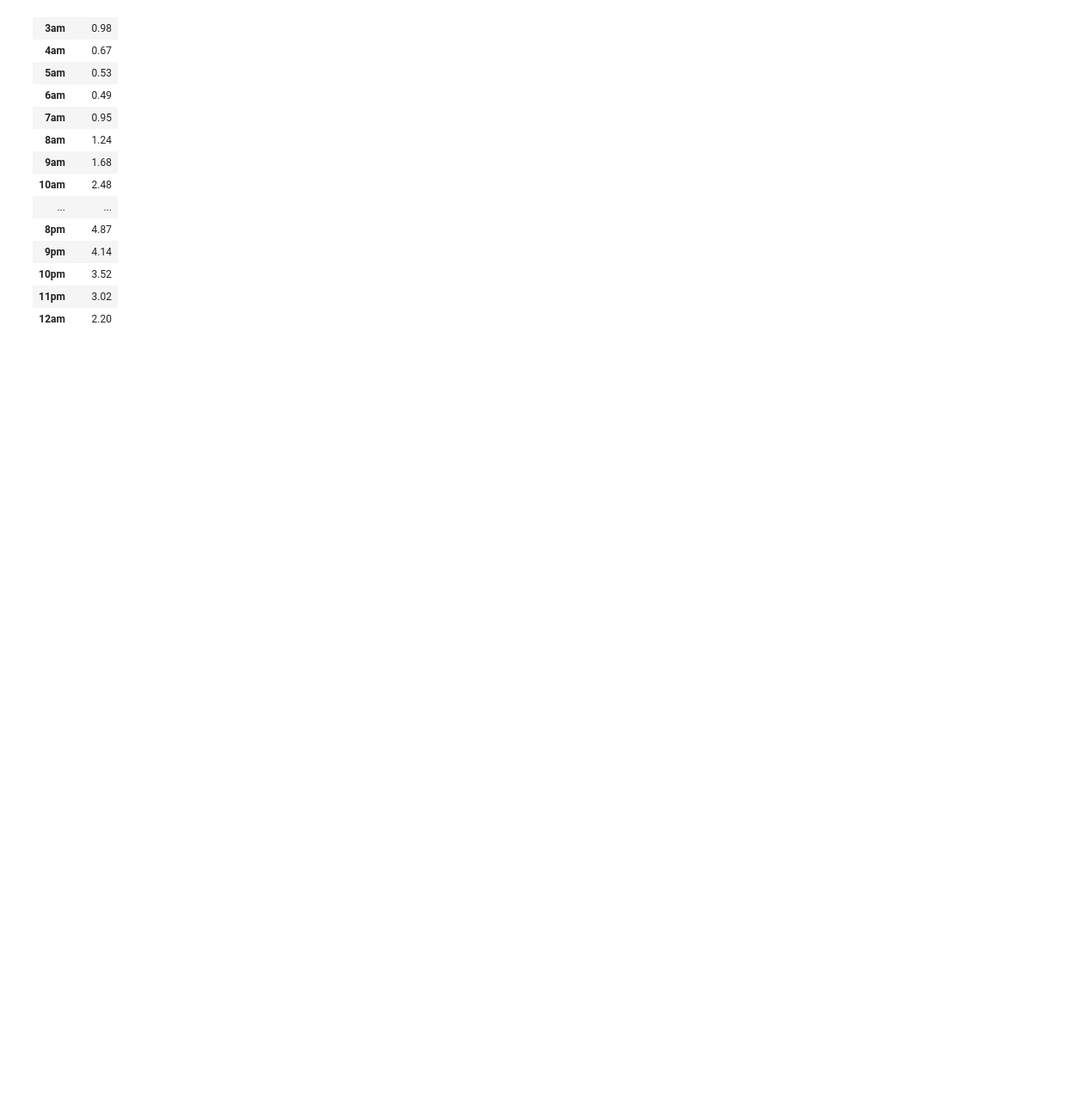
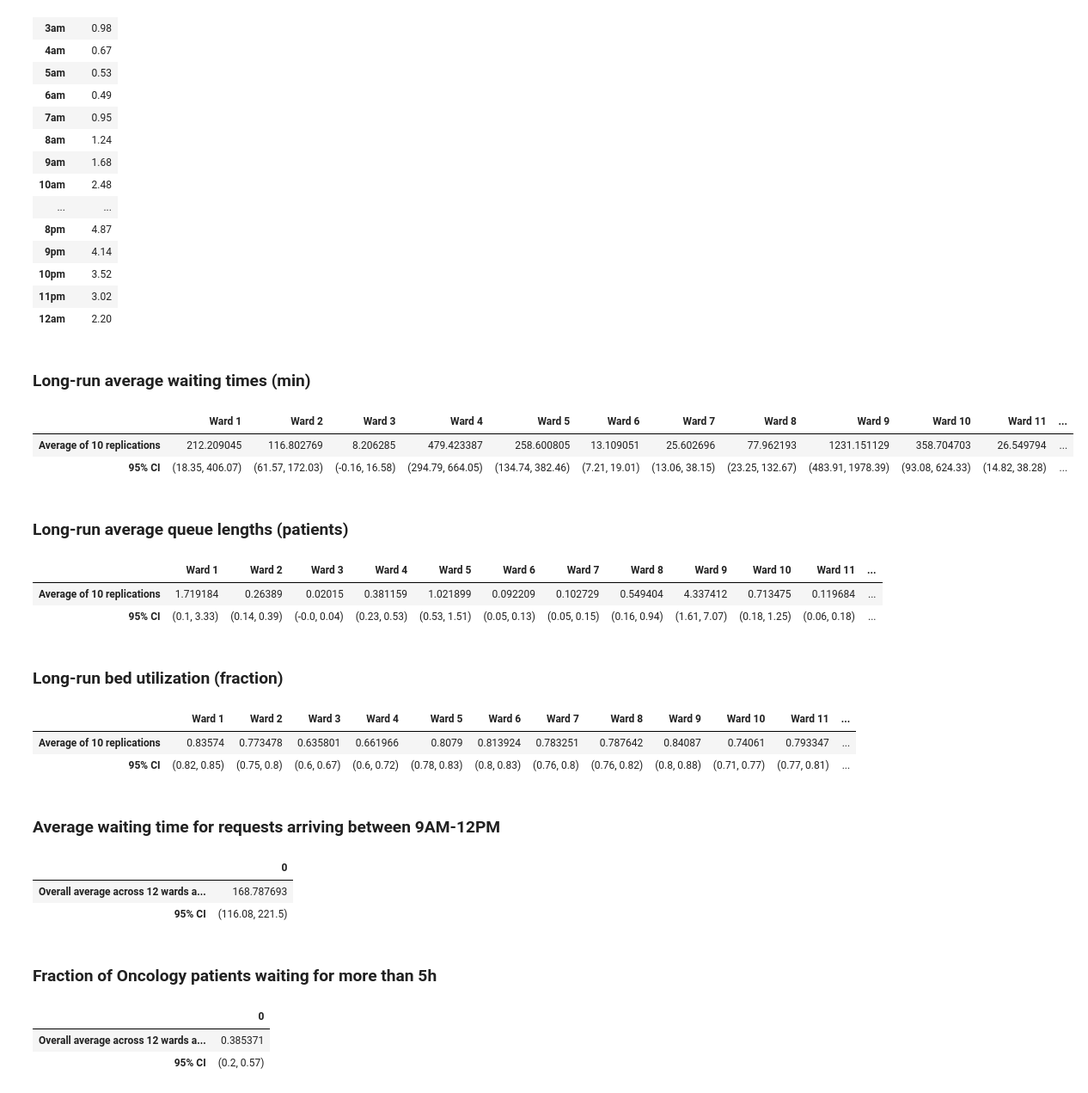
Before and after one commit to faustigo/MIE360-Fall-2026-Project, a Jupyter notebook: Deliverable-3.2-BaseModel.ipynb, the cells around one changed output. Shown at 86% size. Saved outputs shown, nothing was run; the diff lists cells and outputs as text; code cells hidden in the pictures; blank space fills up the shorter version.

Commit message:
Logic fixes, tracking variables and methods, final tracking metrics (average + 95% CI). TODO: select appropriate sim time, num replications, warmup endpoint, observation period

```diff
--- a/Deliverable-3.2-BaseModel.ipynb
+++ b/Deliverable-3.2-BaseModel.ipynb
@@ -345,0 +621,52 @@ def ward_cleaning(env, ward):
+# %%
+# Data into tables
+from IPython.display import display, Markdown
+def display_table(title, df):
+    display(Markdown(f'### {title}'))
+    display(df)
+
+wards = [f'Ward {i+1}' for i in range(12)]
+index = [f'Average of {NUM_REPLICATIONS} replications', '95% CI']
+
+df_long_run_waiting_times_ward = pd.DataFrame(long_run_waiting_times_ward, index=index)
+df_long_run_waiting_times_ward.columns = wards
+display_table('Long-run average waiting times (min)',df_long_run_waiting_times_ward)
+
+df_long_run_queueing_lengths_ward = pd.DataFrame(long_run_queueing_lengths_ward, index=index)
+df_long_run_queueing_lengths_ward.columns = wards
+display_table('Long-run average queue lengths (patients)', df_long_run_queueing_lengths_ward)
+
+df_long_run_bed_utilization_ward = pd.DataFrame(long_run_bed_utilization_ward, index=index)
+df_long_run_bed_utilization_ward.columns = wards
+display_table('Long-run bed utilization (fraction)', df_long_run_bed_utilization_ward)
+
+df_morning_by_specialty = pd.DataFrame(average_wait_times_9AM_12PM_by_specialty_DICT, index=index)
+display_table('Average waiting times for requests arriving between 9AM-12PM (min), by specialty', df_morning_by_specialty)
+
+index1 = [f'Overall average across 12 wards and {NUM_REPLICATIONS} replications', '95% CI']
+df_overall_long_run_waiting_time_9AM_12PM = pd.DataFrame(overall_long_run_waiting_time_9AM_12PM, index=index1)
+display_table('Overall average waiting time for requests arriving between (min) 9AM-12PM', df_overall_long_run_waiting_time_9AM_12PM)
+
+df_proportion_oncology_above_5_hours = pd.DataFrame(proportion_oncology_above_5_hours, index=index1)
+display_table('Fraction of Oncology patients waiting for more than 5h', df_proportion_oncology_above_5_hours)
+# %% [output]
+### Long-run average waiting times (min)
+|  | Ward 1 | Ward 2 | Ward 3 | Ward 4 | Ward 5 | Ward 6 | Ward 7 | Ward 8 | Ward 9 | Ward 10 | Ward 11 | ... |
+| Average of 10 replications | 212.209045 | 116.802769 | 8.206285 | 479.423387 | 258.600805 | 13.109051 | 25.602696 | 77.962193 | 1231.151129 | 358.704703 | 26.549794 | ... |
+| 95% CI | (18.35, 406.07) | (61.57, 172.03) | (-0.16, 16.58) | (294.79, 664.05) | (134.74, 382.46) | (7.21, 19.01) | (13.06, 38.15) | (23.25, 132.67) | (483.91, 1978.39) | (93.08, 624.33) | (14.82, 38.28) | ... |
+### Long-run average queue lengths (patients)
+|  | Ward 1 | Ward 2 | Ward 3 | Ward 4 | Ward 5 | Ward 6 | Ward 7 | Ward 8 | Ward 9 | Ward 10 | Ward 11 | ... |
+| Average of 10 replications | 1.719184 | 0.26389 | 0.02015 | 0.381159 | 1.021899 | 0.092209 | 0.102729 | 0.549404 | 4.337412 | 0.713475 | 0.119684 | ... |
+| 95% CI | (0.1, 3.33) | (0.14, 0.39) | (-0.0, 0.04) | (0.23, 0.53) | (0.53, 1.51) | (0.05, 0.13) | (0.05, 0.15) | (0.16, 0.94) | (1.61, 7.07) | (0.18, 1.25) | (0.06, 0.18) | ... |
+### Long-run bed utilization (fraction)
+|  | Ward 1 | Ward 2 | Ward 3 | Ward 4 | Ward 5 | Ward 6 | Ward 7 | Ward 8 | Ward 9 | Ward 10 | Ward 11 | ... |
+| Average of 10 replications | 0.83574 | 0.773478 | 0.635801 | 0.661966 | 0.8079 | 0.813924 | 0.783251 | 0.787642 | 0.84087 | 0.74061 | 0.793347 | ... |
+| 95% CI | (0.82, 0.85) | (0.75, 0.8) | (0.6, 0.67) | (0.6, 0.72) | (0.78, 0.83) | (0.8, 0.83) | (0.76, 0.8) | (0.76, 0.82) | (0.8, 0.88) | (0.71, 0.77) | (0.77, 0.81) | ... |
+### Average waiting time for requests arriving between 9AM-12PM
+|  | 0 |
+| Overall average across 12 wards a... | 168.787693 |
+| 95% CI | (116.08, 221.5) |
+### Fraction of Oncology patients waiting for more than 5h
+|  | 0 |
+| Overall average across 12 wards a... | 0.385371 |
+| 95% CI | (0.2, 0.57) |
```
Also changed, not shown: parts of 10 cells of this notebook.
